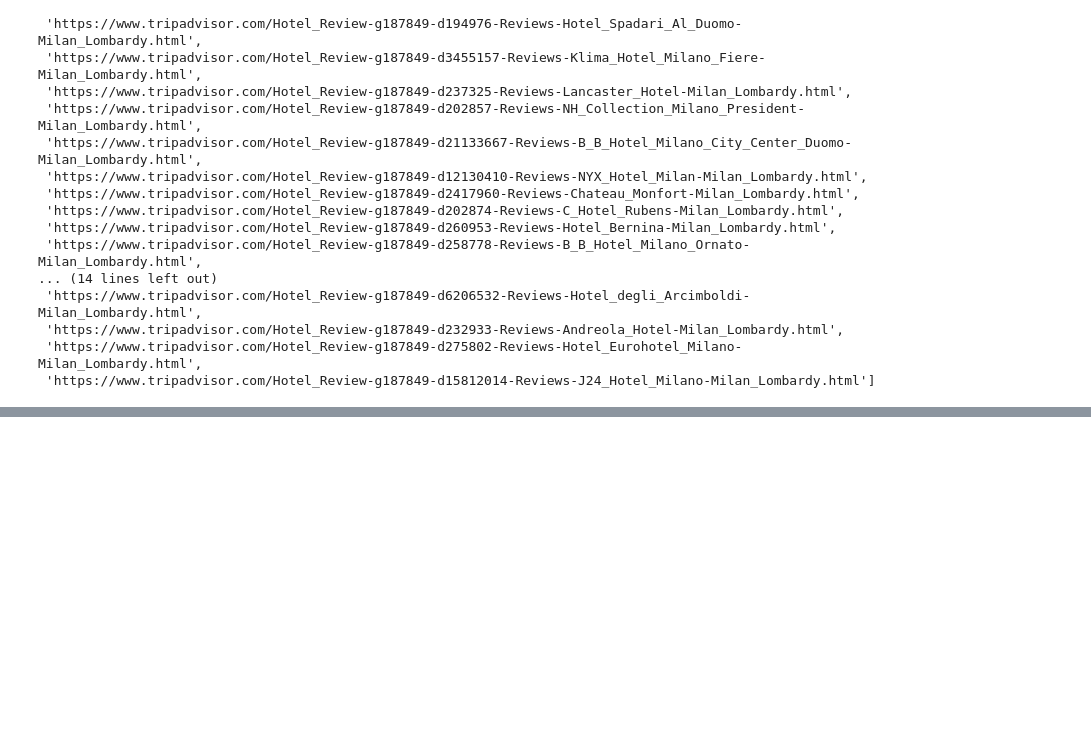
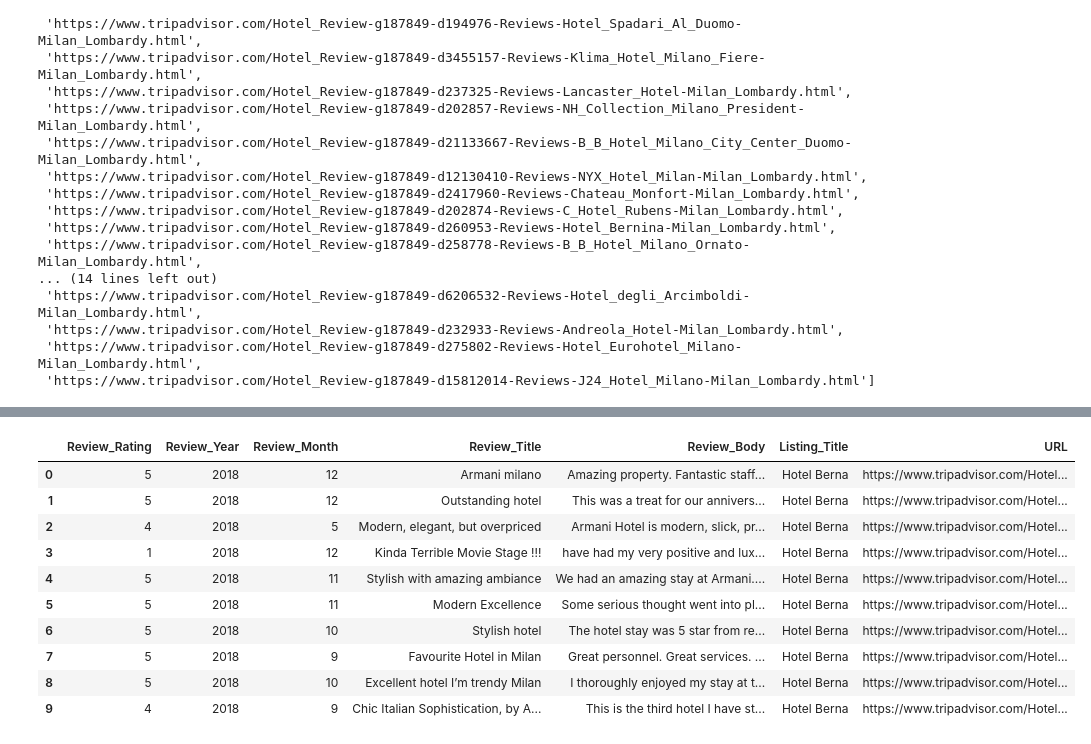
Before and after one commit to OXYG3N-1/ITS-1, a Jupyter notebook: web scraping/1-trip advisor.ipynb, the cells around one changed output, grey strips where cells are left out. Saved outputs shown, nothing was run; the diff lists cells and outputs as text; code cells hidden in the pictures; blank space fills up the shorter version.

```diff
--- a/web scraping/1-trip advisor.ipynb
+++ b/web scraping/1-trip advisor.ipynb
@@ -44,7 +46,7 @@ if expand:
 # %% [markdown]
 ## "get_data" CODE
 # %%
-with open('ArmaniHotelReview.csv', 'w', encoding='utf-8', newline='') as csvFile:
+with open('ArmaniHotelReview2.csv', 'w', encoding='utf-8', newline='') as csvFile:
     csvWriter = csv.writer(csvFile)
     # csvWriter.writerow(["Rating", "Year", "Month", "Title", "Body"])
     csvWriter.writerow(["Review_Rating", "Review_Year", "Review_Month", "Review_Title", "Review_Body"])
@@ -77,7 +79,6 @@ with open('ArmaniHotelReview.csv', 'w', encoding='utf-8', newline='') as csvFile
 
                 # save review data to csv file
                 csvWriter.writerow([rating, date.year, date.month, title, body]) # , address
-
             try:
                 browser.find_element('xpath', './/a[@class="ui_button nav next primary "]').click()
             except:
@@ -359,7 +355,4 @@ start_url_2 = "https://www.tripadvisor.com/Hotels-g187849-Milan_Lombardy-Hotels.
 browser2 = webdriver.Edge(service=Service(EdgeChromiumDriverManager().install()))
 browser2.maximize_window()
 browser2.get(start_url_2)
-
-see_all = browser2.find_element('xpath', './/button[@class="rmyCe _G B- z _S c Wc wSSLS pexOo sOtnj"]')
-see_all.click()
 # %%
@@ -435,0 +489,19 @@ urls
+# %%
+df = pd.DataFrame(reviews_data, columns=["Review_Rating", "Review_Year", "Review_Month", "Review_Title", "Review_Body"])
+
+df["Listing_Title"] = listing_title
+df["URL"] = listing_url
+
+df
+# %% [output]
+|  | Review_Rating | Review_Year | Review_Month | Review_Title | Review_Body | Listing_Title | URL |
+| 0 | 5 | 2018 | 12 | Armani milano | Amazing property. Fantastic staff... | Hotel Berna | https://www.tripadvisor.com/Hotel... |
+| 1 | 5 | 2018 | 12 | Outstanding hotel | This was a treat for our annivers... | Hotel Berna | https://www.tripadvisor.com/Hotel... |
+| 2 | 4 | 2018 | 5 | Modern, elegant, but overpriced | Armani Hotel is modern, slick, pr... | Hotel Berna | https://www.tripadvisor.com/Hotel... |
+| 3 | 1 | 2018 | 12 | Kinda Terrible Movie Stage !!! | have had my very positive and lux... | Hotel Berna | https://www.tripadvisor.com/Hotel... |
+| 4 | 5 | 2018 | 11 | Stylish with amazing ambiance | We had an amazing stay at Armani.... | Hotel Berna | https://www.tripadvisor.com/Hotel... |
+| 5 | 5 | 2018 | 11 | Modern Excellence | Some serious thought went into pl... | Hotel Berna | https://www.tripadvisor.com/Hotel... |
+| 6 | 5 | 2018 | 10 | Stylish hotel | The hotel stay was 5 star from re... | Hotel Berna | https://www.tripadvisor.com/Hotel... |
+| 7 | 5 | 2018 | 9 | Favourite Hotel in Milan | Great personnel. Great services. ... | Hotel Berna | https://www.tripadvisor.com/Hotel... |
+| 8 | 5 | 2018 | 10 | Excellent hotel I’m trendy Milan | I thoroughly enjoyed my stay at t... | Hotel Berna | https://www.tripadvisor.com/Hotel... |
+| 9 | 4 | 2018 | 9 | Chic Italian Sophistication, by A... | This is the third hotel I have st... | Hotel Berna | https://www.tripadvisor.com/Hotel... |
```
Also changed, not shown: parts of 6 cells of this notebook, 2 other files.
